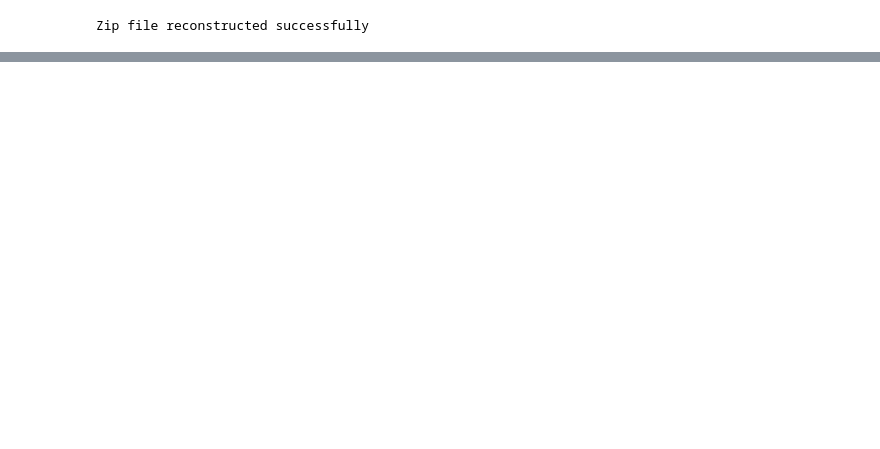
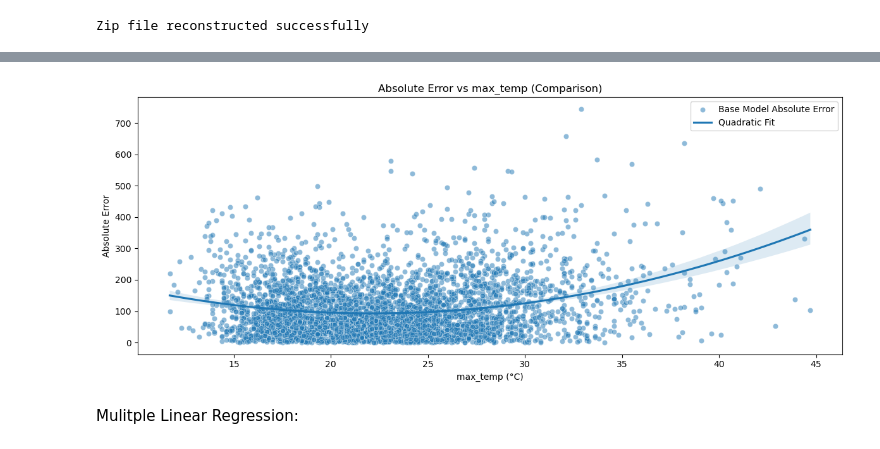
Before and after one commit to t-frank-unsw/zzsc9020-teamc, a Jupyter notebook: LizMLR.ipynb, the cells around one changed output, grey strips where cells are left out. Cells and saved outputs as stored; diff of their text form; code cells hidden in the pictures; blank space fills up the shorter version.

```diff
--- a/LizMLR.ipynb
+++ b/LizMLR.ipynb
@@ -70,0 +317,36 @@ PATH_ACTUAL   = "data/totaldemand_nsw.csv"
+# %%
+# Review current performance of base model "Forecast Demand"
+
+# Absolute Error
+
+df_daily.replace([np.inf, -np.inf], np.nan).dropna()
+
+
+x = df_daily['TEMPERATURE']['max']
+y = np.asarray(abs(df_daily['TOTALDEMAND'] - df_daily['FORECASTDEMAND'])).flatten()
+
+
+# Standardize x
+x_mean = x.mean()
+x_std = x.std() or 1.0  # Avoid division by zero
+x_scaled = (x - x_mean) / x_std
+x_flat = np.asarray(x).flatten()
+
+
+# Plot
+plt.figure(figsize=(12, 5))
+
+sns.scatterplot(x=x_flat, y=y, alpha=0.5, label = 'Base Model Absolute Error')
+sns.regplot(x=x_flat, y=y, scatter=False, order=2, label = 'Quadratic Fit')  # quadratic fit
+
+# Labels and legend
+plt.title("Absolute Error vs max_temp (Comparison)")
+plt.xlabel("max_temp (°C)")
+plt.ylabel("Absolute Error")
+plt.legend()
+plt.tight_layout()
+plt.show()
+# %% [output]
+[figure, added]
+# %% [markdown]
+Mulitple Linear Regression:
```
Also changed, not shown: parts of 28 cells of this notebook.
